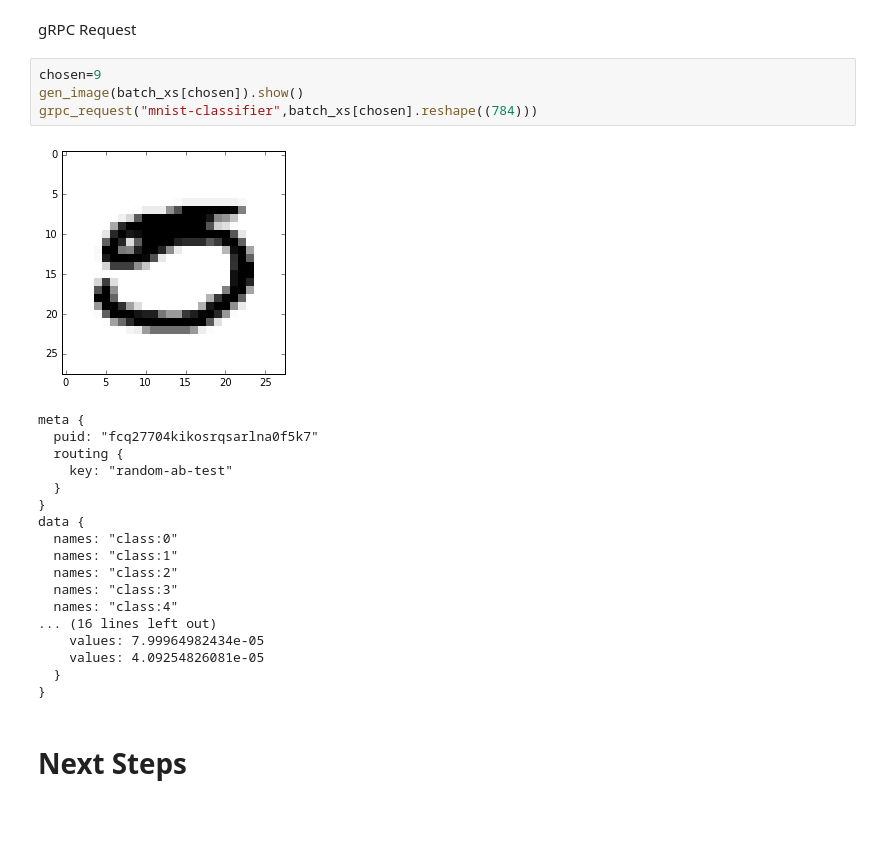
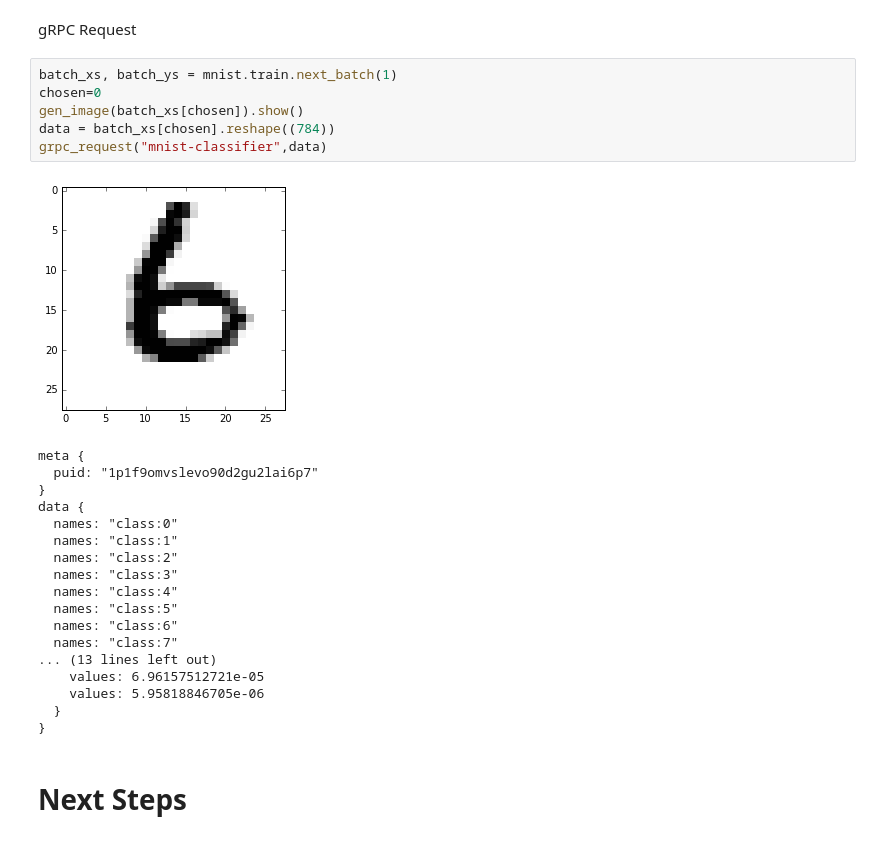
Before and after one commit to kubeflow/example-seldon, a Jupyter notebook: notebooks/example.ipynb, the cells around one changed output. Saved outputs shown, nothing was run; the diff lists cells and outputs as text.

Commit message:
updates from testing - all deployments same name

```diff
--- a/notebooks/example.ipynb
+++ b/notebooks/example.ipynb
@@ -222,16 +222,15 @@ print(json.dumps(predictions, indent=2))
 # %% [markdown]
 gRPC Request
 # %%
-chosen=9
+batch_xs, batch_ys = mnist.train.next_batch(1)
+chosen=0
 gen_image(batch_xs[chosen]).show()
-grpc_request("mnist-classifier",batch_xs[chosen].reshape((784)))
+data = batch_xs[chosen].reshape((784))
+grpc_request("mnist-classifier",data)
 # %% [output]
-[figure, old version]
+[figure, new version]
 meta {
-  puid: "fcq27704kikosrqsarlna0f5k7"
-  routing {
-    key: "random-ab-test"
-  }
+  puid: "1p1f9omvslevo90d2gu2lai6p7"
 }
 data {
   names: "class:0"
@@ -239,9 +238,12 @@ data {
   names: "class:2"
   names: "class:3"
   names: "class:4"
-... (16 lines left out)
-    values: 7.99964982434e-05
-    values: 4.09254826081e-05
+  names: "class:5"
+  names: "class:6"
+  names: "class:7"
+... (13 lines left out)
+    values: 6.96157512721e-05
+    values: 5.95818846705e-06
   }
 }
 # %% [markdown]
```
Also changed, not shown: parts of 7 cells of this notebook, 3 other files.
